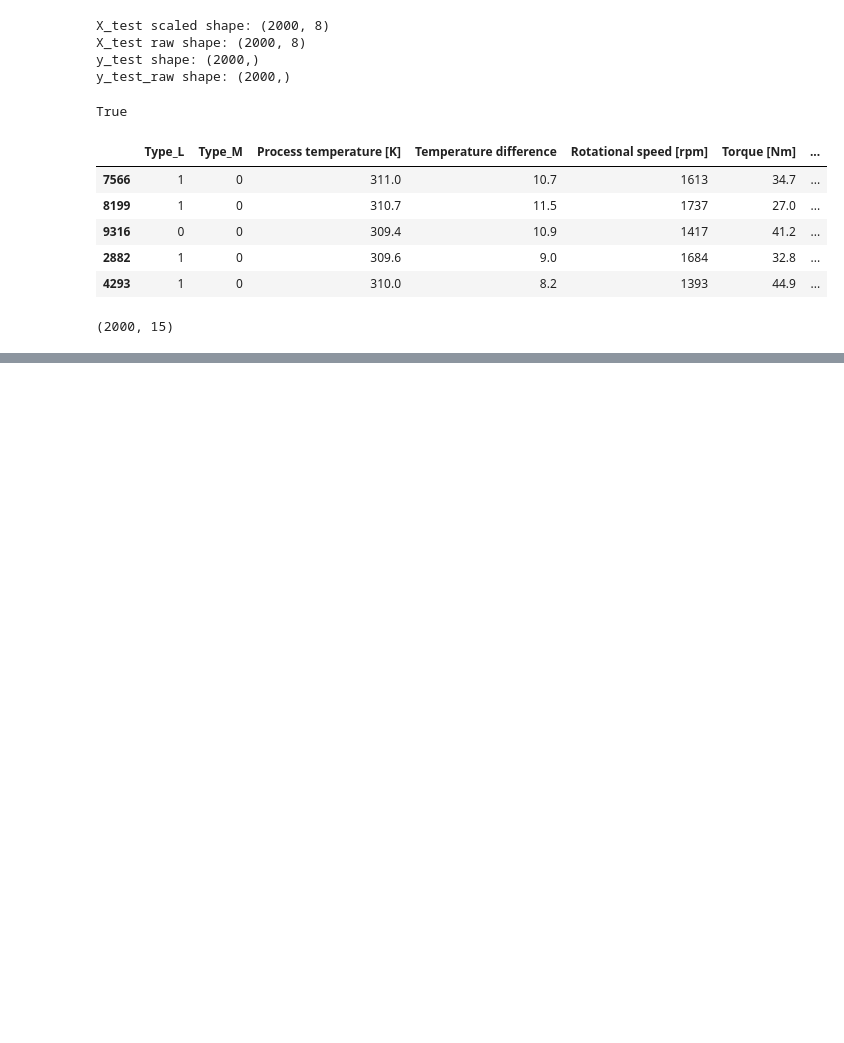
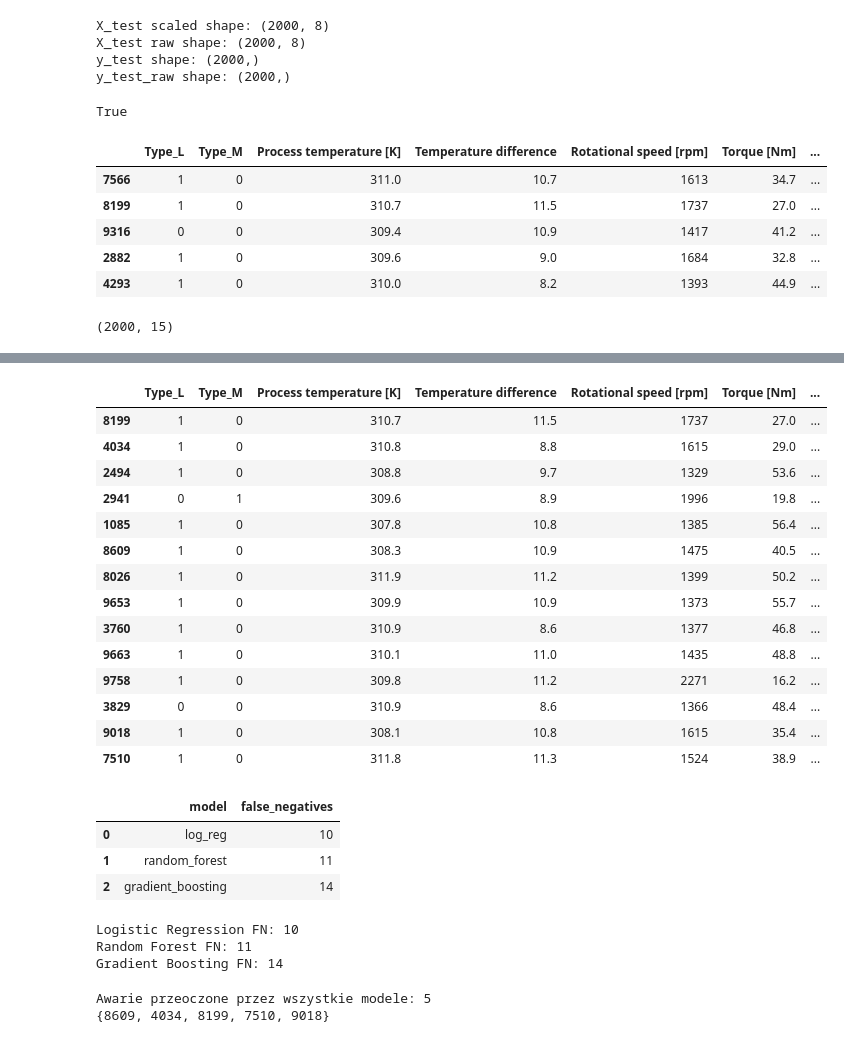
Before and after one commit to KacperKnapek/Machine-failure-prediction, a Jupyter notebook: notebooks/04_modeling.ipynb, the cells around one changed output, grey strips where cells are left out. Drawn from its saved outputs; the diff is of its cells as text; code cells hidden in the pictures; blank space fills up the shorter version.

```diff
--- a/notebooks/04_modeling.ipynb
+++ b/notebooks/04_modeling.ipynb
@@ -52,6 +52,9 @@ def get_metrics(name, model, X_test, y_test):
         "roc_auc": roc_auc_score(y_test, y_proba),
         "pr_auc": average_precision_score(y_test, y_proba)
     }
+
+def get_false_negatives(model):
+    return debug_df[(debug_df['y_true']==1) & (debug_df[f'{model}_pred']== 0)]
 # %% [markdown]
 Wczytanie danych
 # %%
@@ -323,0 +356,51 @@ debug_df[[
+# %%
+display(get_false_negatives('gradient_boosting'))
+# %% [output]
+|  | Type_L | Type_M | Process temperature [K] | Temperature difference | Rotational speed [rpm] | Torque [Nm] | ... |
+| 8199 | 1 | 0 | 310.7 | 11.5 | 1737 | 27.0 | ... |
+| 4034 | 1 | 0 | 310.8 | 8.8 | 1615 | 29.0 | ... |
+| 2494 | 1 | 0 | 308.8 | 9.7 | 1329 | 53.6 | ... |
+| 2941 | 0 | 1 | 309.6 | 8.9 | 1996 | 19.8 | ... |
+| 1085 | 1 | 0 | 307.8 | 10.8 | 1385 | 56.4 | ... |
+| 8609 | 1 | 0 | 308.3 | 10.9 | 1475 | 40.5 | ... |
+| 8026 | 1 | 0 | 311.9 | 11.2 | 1399 | 50.2 | ... |
+| 9653 | 1 | 0 | 309.9 | 10.9 | 1373 | 55.7 | ... |
+| 3760 | 1 | 0 | 310.9 | 8.6 | 1377 | 46.8 | ... |
+| 9663 | 1 | 0 | 310.1 | 11.0 | 1435 | 48.8 | ... |
+| 9758 | 1 | 0 | 309.8 | 11.2 | 2271 | 16.2 | ... |
+| 3829 | 0 | 0 | 310.9 | 8.6 | 1366 | 48.4 | ... |
+| 9018 | 1 | 0 | 308.1 | 10.8 | 1615 | 35.4 | ... |
+| 7510 | 1 | 0 | 311.8 | 11.3 | 1524 | 38.9 | ... |
+# %%
+fn_summary = pd.DataFrame({
+    'model': ['log_reg', 'random_forest', 'gradient_boosting'],
+    'false_negatives': [get_false_negatives('log_reg').shape[0],
+                        get_false_negatives('random_forest').shape[0],
+                        get_false_negatives('gradient_boosting').shape[0]]
+})
+display(fn_summary)
+# %% [output]
+|  | model | false_negatives |
+| 0 | log_reg | 10 |
+| 1 | random_forest | 11 |
+| 2 | gradient_boosting | 14 |
+# %%
+fn_log_index = set(get_false_negatives('log_reg').index)
+fn_rf_index = set(get_false_negatives('random_forest').index)
+fn_gb_index = set(get_false_negatives('gradient_boosting').index)
+
+print("Logistic Regression FN:", len(fn_log_index))
+print("Random Forest FN:", len(fn_rf_index))
+print("Gradient Boosting FN:", len(fn_gb_index))
+# %% [output]
+Logistic Regression FN: 10
+Random Forest FN: 11
+Gradient Boosting FN: 14
+# %%
+fn_all_index = fn_log_index & fn_rf_index & fn_gb_index
+
+print("Awarie przeoczone przez wszystkie modele:", len(fn_all_index))
+print(fn_all_index)
+# %% [output]
+Awarie przeoczone przez wszystkie modele: 5
+{8609, 4034, 8199, 7510, 9018}
```
Also changed, not shown: parts of 13 cells of this notebook.
